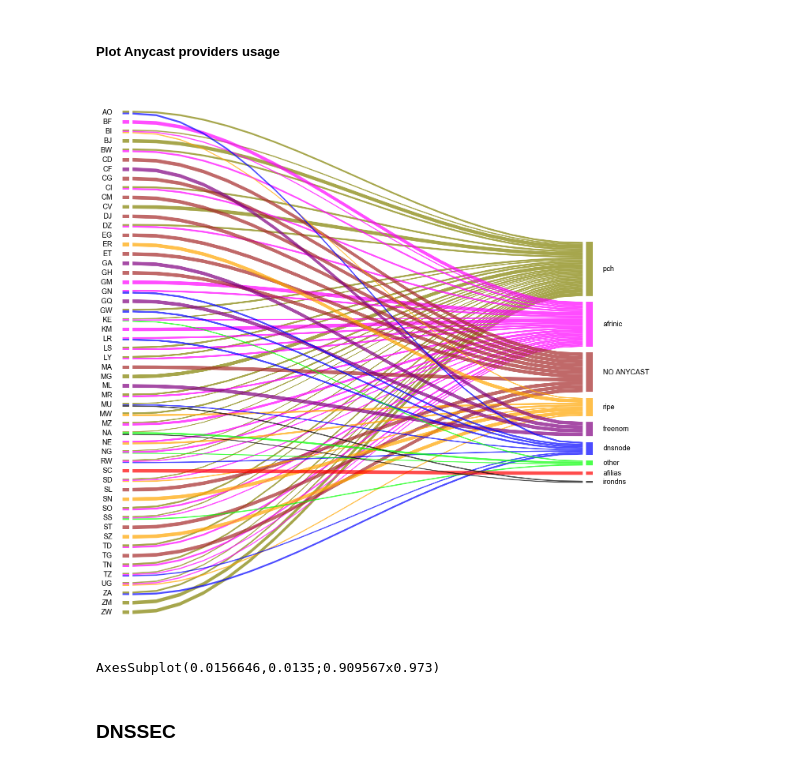
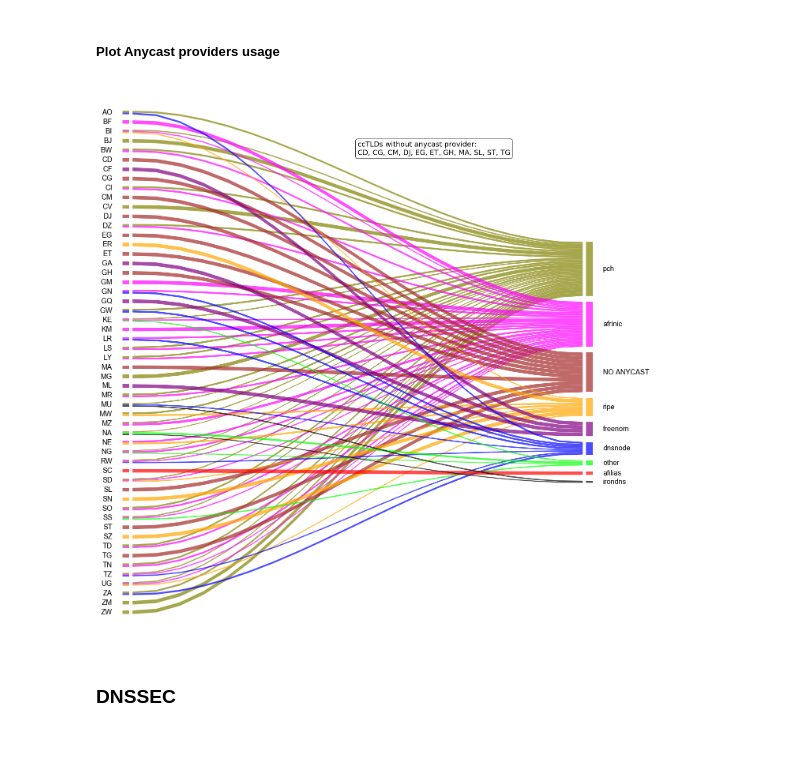
Before and after one commit to yasir-haq/AfTLDTechEnv, a Jupyter notebook: notebooks/AfTLDTechEnv.ipynb, the cells around one changed output. Cells and saved outputs as stored; diff of their text form; code cells hidden in the pictures.

```diff
--- a/notebooks/AfTLDTechEnv.ipynb
+++ b/notebooks/AfTLDTechEnv.ipynb
@@ -372,28 +372,26 @@ OrderedDict([('ZW', {'pch': 100.0}),
 # %%
 cmap=plt.get_cmap('Set1')
 ax = alluvial.plot(anycast_provider_dict,
                    alpha=.7,
                   color_side=1,
                    figsize=(20,20),
 #                    figsize=(5,20),
                    colors = ['black', 'red','lime','blue', 'purple', 'orange', 'brown', 'magenta', 'olive'],
                    a_sort = list(anycast_provider_dict.keys()),
                    label_shift=20)
 
 plt.tight_layout()
 no_anycast_cctlds = 'ccTLDs without anycast provider: \nCD, CG, CM, DJ, EG, ET, GH, MA, SL, ST, TG'
 # these are matplotlib.patch.Patch properties
 props = dict(boxstyle='round', facecolor='white')
 # place a text box in upper left in axes coords
-# ax.text(.5, 0.90, no_anycast_cctlds, transform=ax.transAxes, verticalalignment='top', bbox=props)
+ax.text(.5, 0.90, no_anycast_cctlds, transform=ax.transAxes, verticalalignment='top', bbox=props)
 # plt.savefig('../figures/afri_cctld_anycast_provider_all_small.pdf')
 plt.savefig('../figures/afri_cctld_anycast_provider_all.pdf')
 plt.show()
 plt.close()
-print(ax)
 # %% [output]
-[figure, old version]
+[figure, new version]
-AxesSubplot(0.0156646,0.0135;0.909567x0.973)
 # %% [markdown]
 ### DNSSEC ####
 # %%
```
Also changed, not shown: parts of 8 cells of this notebook, 11 other files.
